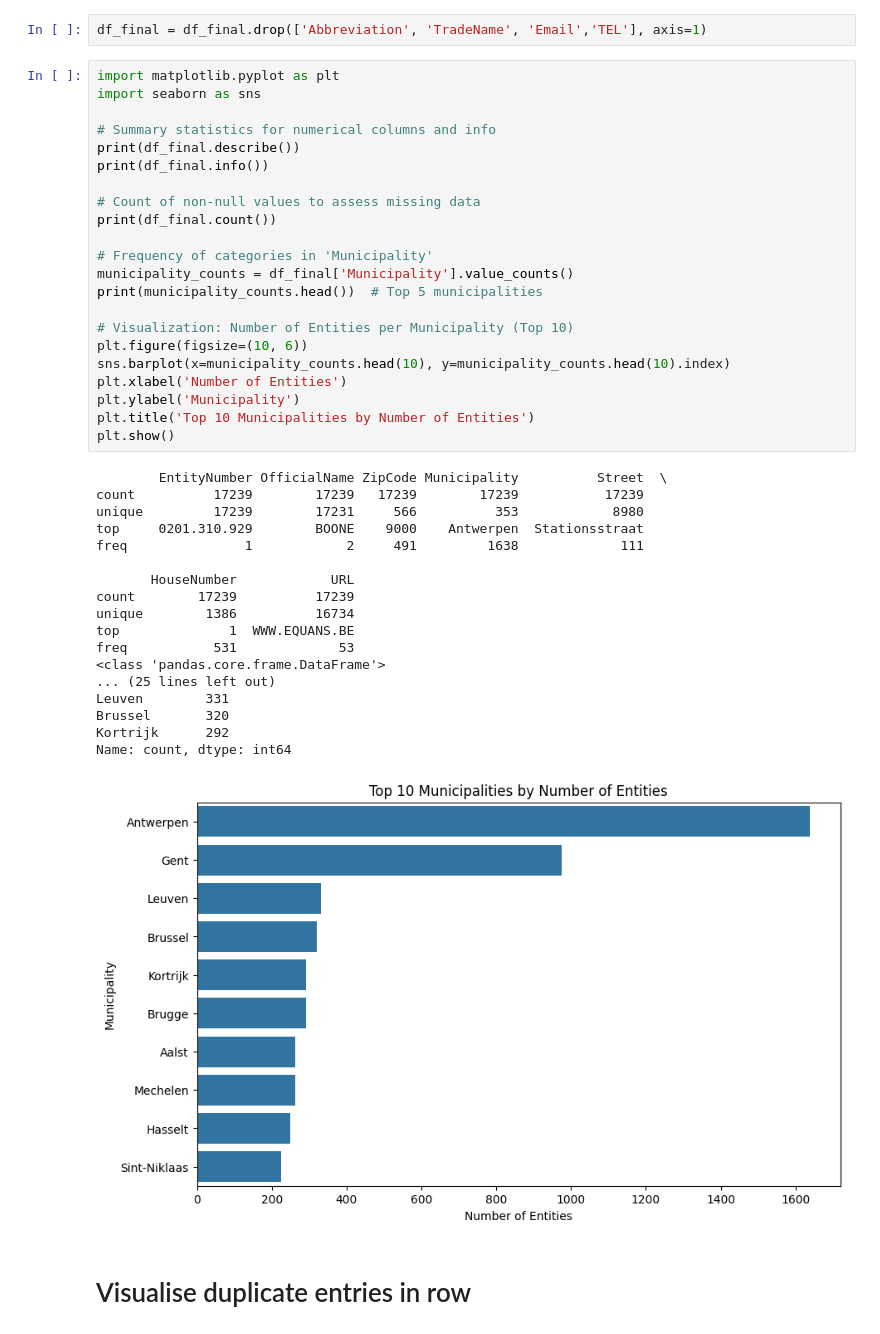
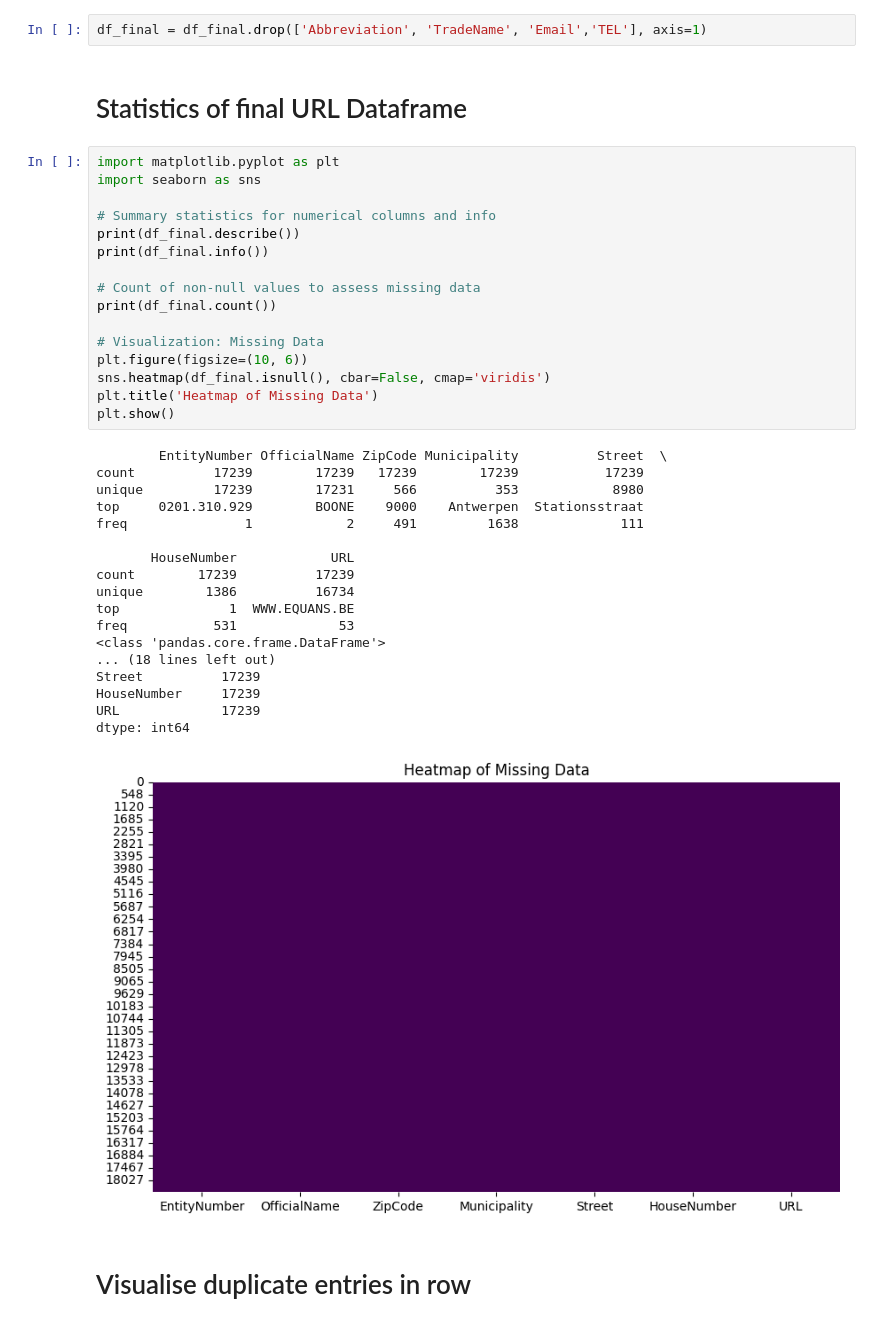
Before and after one commit to nathanvdv/URLfinder, a Jupyter notebook: DatasetCreator.ipynb, the cells around one changed output. Saved outputs shown, nothing was run; the diff lists cells and outputs as text.

```diff
--- a/DatasetCreator.ipynb
+++ b/DatasetCreator.ipynb
@@ -279,46 +279,42 @@ Name: count, dtype: int64
 # %%
 df_final = df_final.drop(['Abbreviation', 'TradeName', 'Email','TEL'], axis=1)
+# %% [markdown]
+# Statistics of final URL Dataframe
 # %%
 import matplotlib.pyplot as plt
 import seaborn as sns
 
 # Summary statistics for numerical columns and info
 print(df_final.describe())
 print(df_final.info())
 
 # Count of non-null values to assess missing data
 print(df_final.count())
 
-# Frequency of categories in 'Municipality'
-municipality_counts = df_final['Municipality'].value_counts()
-print(municipality_counts.head())  # Top 5 municipalities
-
-# Visualization: Number of Entities per Municipality (Top 10)
+# Visualization: Missing Data
 plt.figure(figsize=(10, 6))
-sns.barplot(x=municipality_counts.head(10), y=municipality_counts.head(10).index)
-plt.xlabel('Number of Entities')
-plt.ylabel('Municipality')
-plt.title('Top 10 Municipalities by Number of Entities')
+sns.heatmap(df_final.isnull(), cbar=False, cmap='viridis')
+plt.title('Heatmap of Missing Data')
 plt.show()
 # %% [output]
         EntityNumber OfficialName ZipCode Municipality          Street  \
 count          17239        17239   17239        17239           17239
 unique         17239        17231     566          353            8980
 top     0201.310.929        BOONE    9000    Antwerpen  Stationsstraat
 freq               1            2     491         1638             111
 
        HouseNumber            URL
 count        17239          17239
 unique        1386          16734
 top              1  WWW.EQUANS.BE
 freq           531             53
 <class 'pandas.core.frame.DataFrame'>
-... (25 lines left out)
-Leuven        331
-Brussel       320
-Kortrijk      292
-Name: count, dtype: int64
+... (18 lines left out)
+Street          17239
+HouseNumber     17239
+URL             17239
+dtype: int64
-[figure, old version]
+[figure, new version]
 # %% [markdown]
 # Visualise duplicate entries in row
 # %%
```
Also changed, not shown: parts of 3 cells of this notebook, 1 other file.
